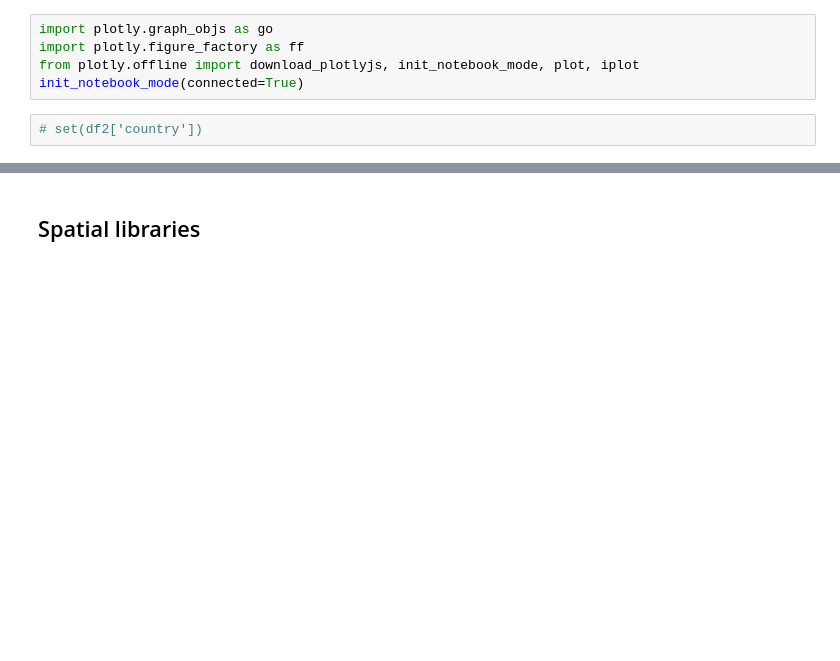
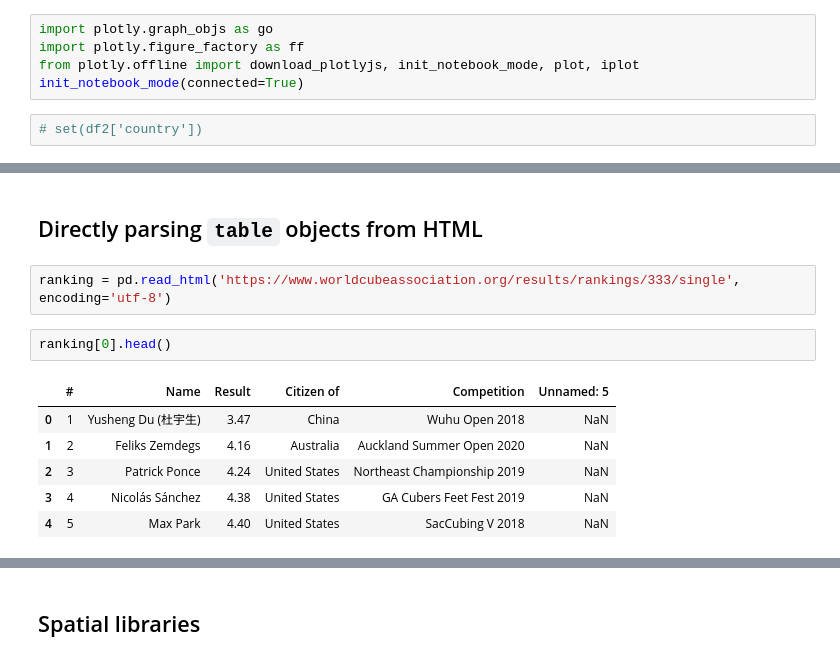
Before and after one commit to gerwolf/webscraping-workshop, a Jupyter notebook: DataFrames and APIs/DataFrames and APIs.ipynb, the cells around one changed output, grey strips where cells are left out. Cells and saved outputs as stored; diff of their text form; blank space fills up the shorter version.

```diff
--- a/DataFrames and APIs/DataFrames and APIs.ipynb
+++ b/DataFrames and APIs/DataFrames and APIs.ipynb
@@ -139,3 +139,16 @@ fig.layout.update(xaxis = go.layout.XAxis(title = go.layout.xaxis.Title(text = '
 iplot(fig, filename = 'Nominal_GDP')
 # %% [output]
 [interactive output not drawn]
+# %% [markdown]
+## Directly parsing `table` objects from HTML
+# %%
+ranking = pd.read_html('https://www.worldcubeassociation.org/results/rankings/333/single', encoding='utf-8')
+# %%
+ranking[0].head()
+# %% [output]
+|  | # | Name | Result | Citizen of | Competition | Unnamed: 5 |
+| 0 | 1 | Yusheng Du (杜宇生) | 3.47 | China | Wuhu Open 2018 | NaN |
+| 1 | 2 | Feliks Zemdegs | 4.16 | Australia | Auckland Summer Open 2020 | NaN |
+| 2 | 3 | Patrick Ponce | 4.24 | United States | Northeast Championship 2019 | NaN |
+| 3 | 4 | Nicolás Sánchez | 4.38 | United States | GA Cubers Feet Fest 2019 | NaN |
+| 4 | 5 | Max Park | 4.40 | United States | SacCubing V 2018 | NaN |
```
Also changed, not shown: parts of 39 cells of this notebook, 3 other files.
